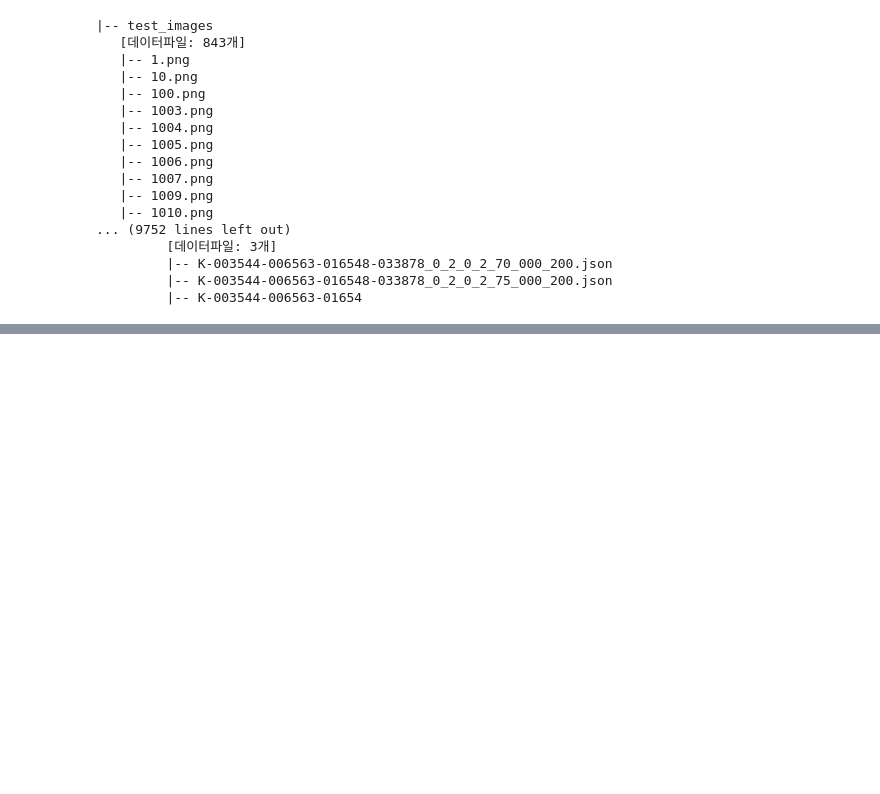
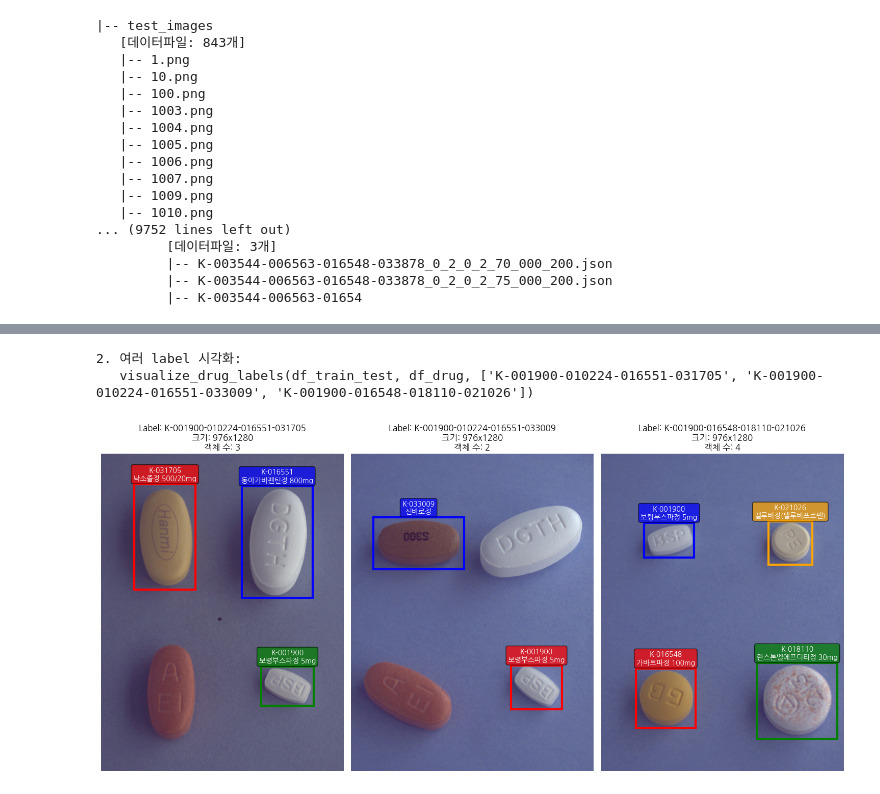
Before and after one commit to cmustard7/codeit_ai_health_eat, a Jupyter notebook: scripts/김명환/경구약제_이미지_데이터.ipynb, the cells around one changed output, grey strips where cells are left out. Saved outputs shown, nothing was run; the diff lists cells and outputs as text; code cells hidden in the pictures; blank space fills up the shorter version.

```diff
--- a/scripts/김명환/경구약제_이미지_데이터.ipynb
+++ b/scripts/김명환/경구약제_이미지_데이터.ipynb
@@ -217,11 +210,38 @@ def df_filename_list(root):
     records = []
     for dirpath, _, filenames in os.walk(root):
         for fname in filenames:
-            filename = os.path.splitext(fname)[0]
-            records.append({
+            drug_info={
+                'filename': None,
+                'ext': None,
+                'file_name': None,
+                'path': None,
+                'label': None,
+                'drug0': None,
+                'drug1': None,
+                'drug2': None,
+                'drug3': None,
+            }
+
+            filename, ext = os.path.splitext(fname)
+            ext = ext.lower().replace('.', '')  # 확장자에서 . 제거
+            drug_info.update({
                 'filename': filename,
-                'path': os.path.join(dirpath, fname)
+                'file_name': fname,
+                'ext': ext,
+                'path': os.path.join(dirpath, fname),
             })
+            if filename.startswith('K-'):
+                # 예시: K-001900-010224-016551-031705_0_2_0_2_70_000_200
+                parts = filename.split('_')[0].split('-')
+                if len(parts) >= 5:
+                    drug_info.update({
+                        'label': f'{filename.split("_")[0]}',
+                        'drug0': f'K-{parts[1]}',
+                        'drug1': f'K-{parts[2]}',
+                        'drug2': f'K-{parts[3]}',
+                        'drug3': f'K-{parts[4]}',
+                    })
+            records.append(drug_info)
     return pd.DataFrame(records)
 # %%
 df_test = df_filename_list(os.path.join(kaggle_unzip_path, 'test_images'))
@@ -711,0 +762,10 @@ Validation의 drug_N 유니크 갯수: 73
+# %%
+# 2. 여러 label 시각화
+print("\n2. 여러 label 시각화:")
+sample_labels = df_train_test['label'].dropna().unique()[:3].tolist()
+print(f"   visualize_drug_labels(df_train_test, df_drug, {sample_labels})")
+visualize_drug_labels(df_train_test, df_drug, sample_labels)
+# %% [output]
+2. 여러 label 시각화:
+   visualize_drug_labels(df_train_test, df_drug, ['K-001900-010224-016551-031705', 'K-001900-010224-016551-033009', 'K-001900-016548-018110-021026'])
+[figure, added]
```
Also changed, not shown: parts of 52 cells of this notebook.
